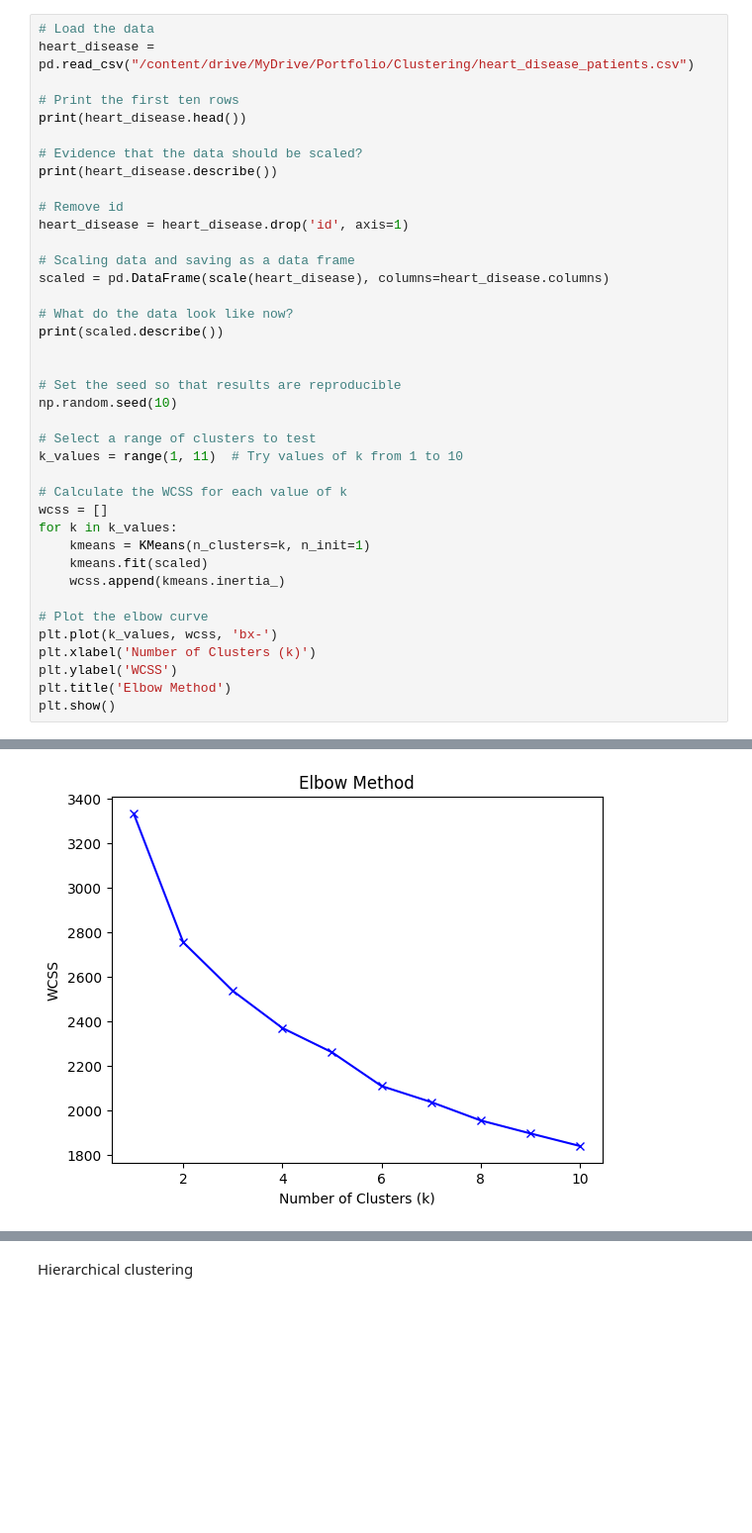
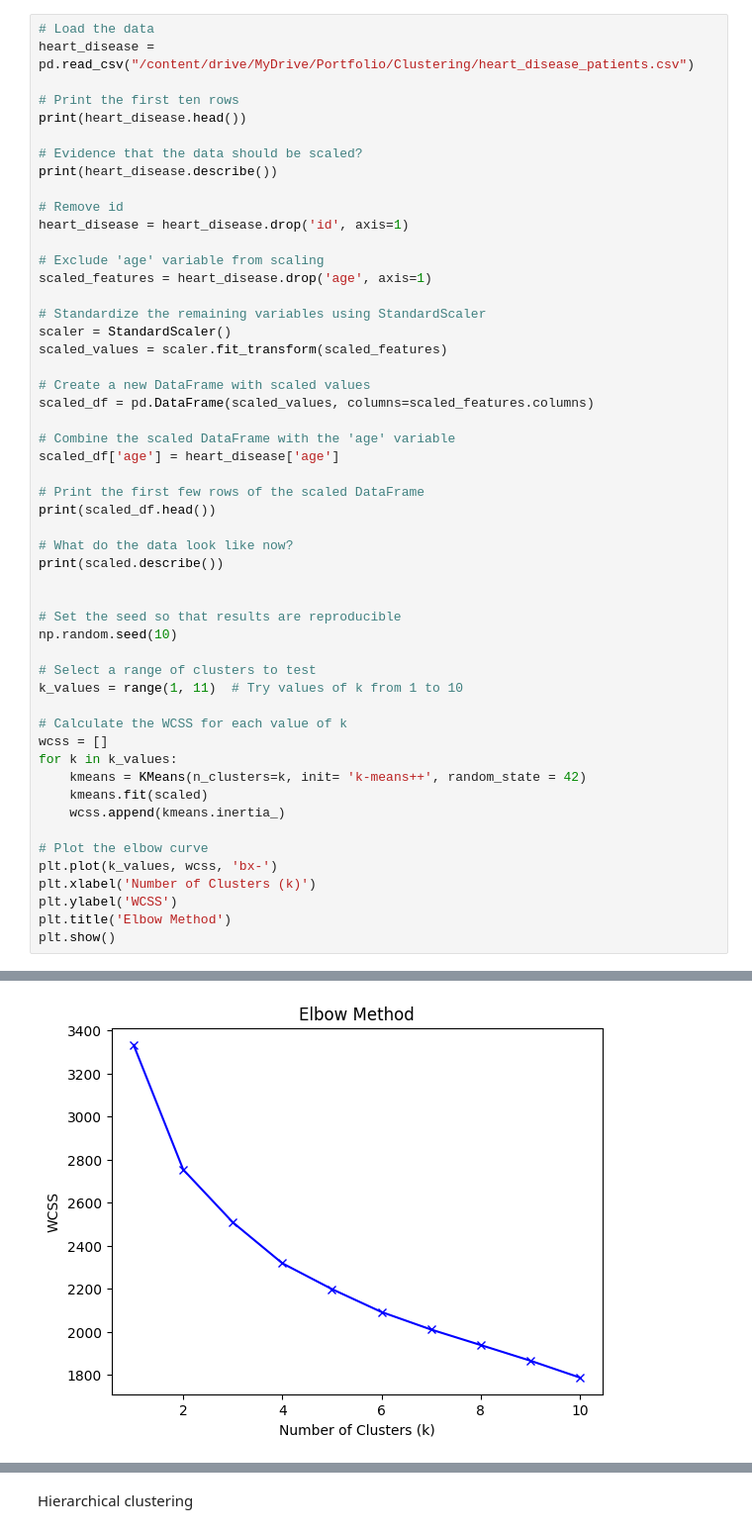
Before and after one commit to CoskunErden/Portfolio, a Jupyter notebook: Clustering2.ipynb, the cells around one changed output, grey strips where cells are left out. Shown: that part at 99% size. Drawn from its saved outputs; the diff is of its cells as text; blank space fills up the shorter version.

```diff
--- a/Clustering2.ipynb
+++ b/Clustering2.ipynb
@@ -30,8 +30,21 @@ print(heart_disease.describe())
 # Remove id
 heart_disease = heart_disease.drop('id', axis=1)
 
-# Scaling data and saving as a data frame
-scaled = pd.DataFrame(scale(heart_disease), columns=heart_disease.columns)
+# Exclude 'age' variable from scaling
+scaled_features = heart_disease.drop('age', axis=1)
+
+# Standardize the remaining variables using StandardScaler
+scaler = StandardScaler()
+scaled_values = scaler.fit_transform(scaled_features)
+
+# Create a new DataFrame with scaled values
+scaled_df = pd.DataFrame(scaled_values, columns=scaled_features.columns)
+
+# Combine the scaled DataFrame with the 'age' variable
+scaled_df['age'] = heart_disease['age']
+
+# Print the first few rows of the scaled DataFrame
+print(scaled_df.head())
 
 # What do the data look like now?
 print(scaled.describe())
@@ -46,7 +59,7 @@ k_values = range(1, 11)  # Try values of k from 1 to 10
 # Calculate the WCSS for each value of k
 wcss = []
 for k in k_values:
-    kmeans = KMeans(n_clusters=k, n_init=1)
+    kmeans = KMeans(n_clusters=k, init= 'k-means++', random_state = 42)
     kmeans.fit(scaled)
     wcss.append(kmeans.inertia_)
 
@@ -73,8 +86,8 @@ plt.show()
 25%   -9.763521e-01
 50%    6.491132e-01
 75%    6.491132e-01
 max    2.274579e+00
-[figure, old version]
+[figure, new version]
 # %%
 # Select a number of clusters
 k = 4
```
Also changed, not shown: parts of 7 cells of this notebook.
